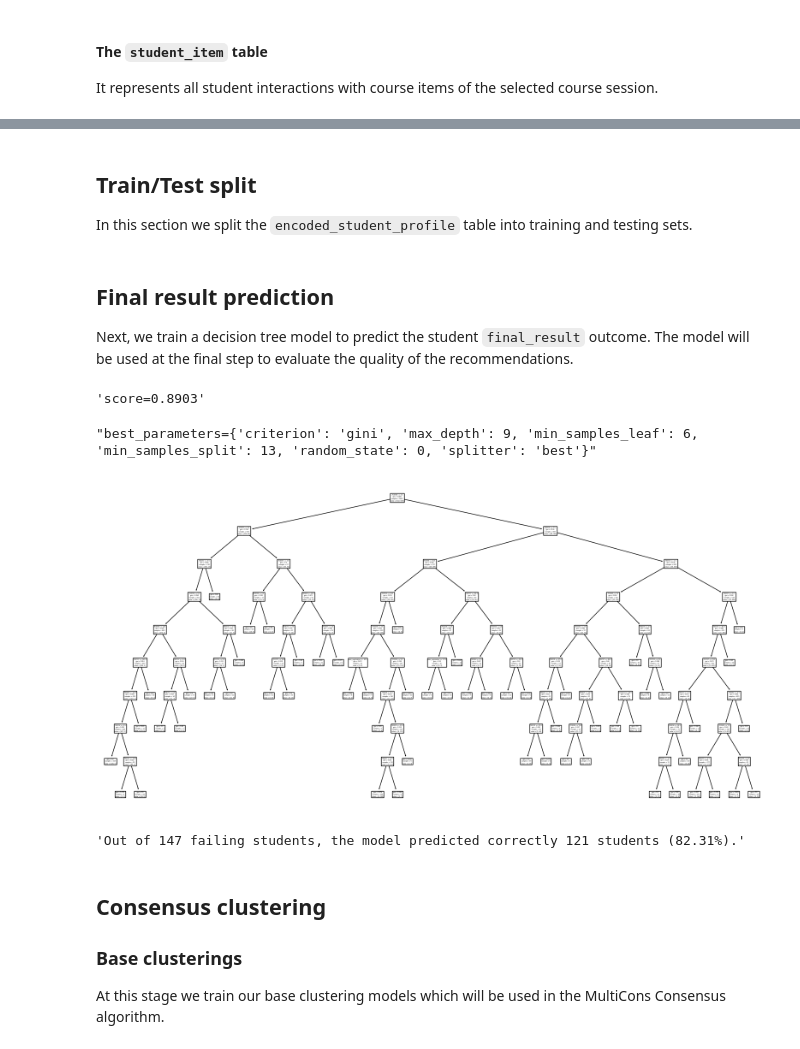
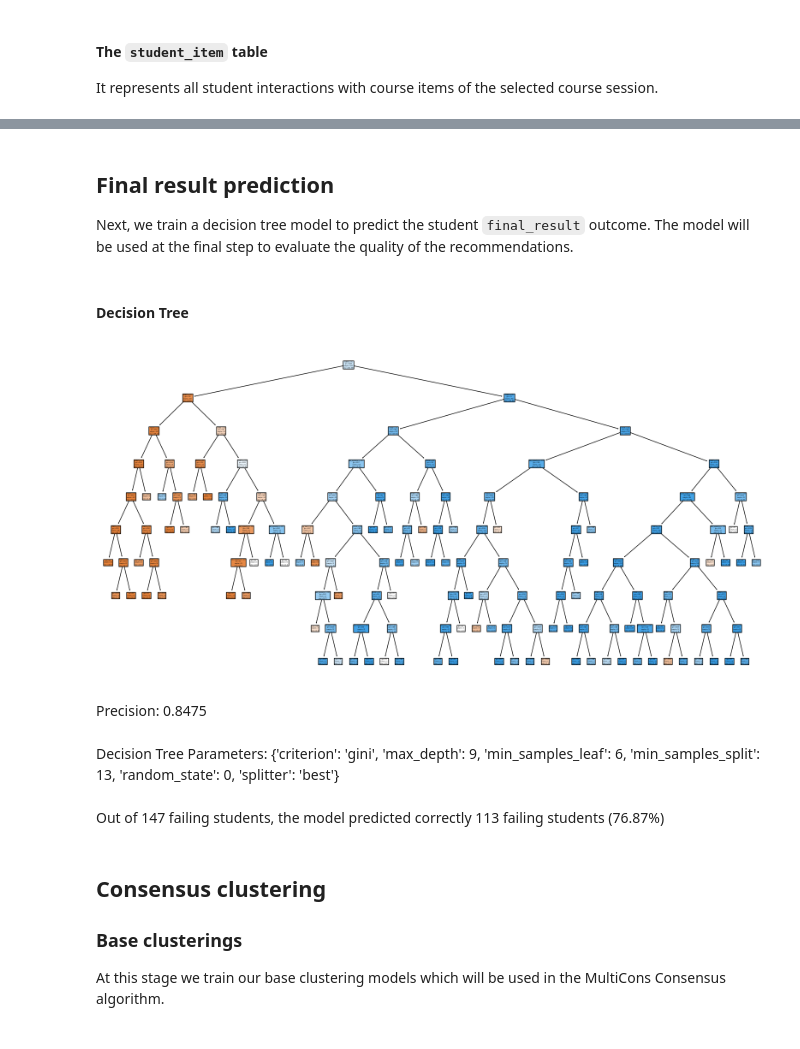
Before and after one commit to SergioSim/OULAD, a Jupyter notebook: _sources/notebooks/optimize_mooc_learner_pathways.ipynb, the cells around one changed output, grey strips where cells are left out. Saved outputs shown, nothing was run; the diff lists cells and outputs as text; code cells hidden in the pictures.

```diff
--- a/_sources/notebooks/optimize_mooc_learner_pathways.ipynb
+++ b/_sources/notebooks/optimize_mooc_learner_pathways.ipynb
@@ -200,18 +197,3 @@ display(encoded_student_profile)
-# %% [markdown]
-## Train/Test split
-
-In this section we split the `encoded_student_profile` table into training and
-testing sets.
-# %%
-RANDOM_STATE = 0
-feature_table = encoded_student_profile.drop(["final_result"], axis=1)
-result_table = encoded_student_profile.loc[:, ["final_result"]]
-x_train, x_test, y_train, y_test = train_test_split(
-    feature_table, result_table, test_size=0.2, random_state=RANDOM_STATE
-)
-
-student_vle_train = student_item.loc[student_item.id_student.isin(y_train.index)]
-student_vle_test = student_item.loc[student_item.id_student.isin(y_test.index)]
 # %% [markdown]
 ## Final result prediction
 
@@ -219,62 +201,52 @@ Next, we train a decision tree model to predict the student `final_result` outco
 The model will be used at the final step to evaluate the quality of the
 recommendations.
 # %%
+%%cache -ns optimize_mooc_learner_pathways gs_classifier
 # Hyperparameter search space
 hyperparameters = {
     "criterion": ["gini"],  # ["gini", "entropy", "log_loss"],
     "splitter": ["best"],  # ["random", "best"],
     "max_depth": [9],  # [None, *list(range(1, 20))],
     "min_samples_split": [13],  # range(2, 20),
     "min_samples_leaf": [6],  # range(1, 20),
     "random_state": [RANDOM_STATE],
 }
 
-skf_cv = StratifiedKFold(n_splits=3, shuffle=True, random_state=RANDOM_STATE)
-
 # Train Decision tree
 gs_classifier = GridSearchCV(
     DecisionTreeClassifier(),
     hyperparameters,
     scoring="precision",
     n_jobs=-1,
     error_score="raise",
-    cv=skf_cv,
-)
-gs_classifier.fit(x_train, y_train)
+    cv=StratifiedKFold(n_splits=3, shuffle=True, random_state=RANDOM_STATE),
+).fit(x_train, y_train)
 
-display(f"score={gs_classifier.score(x_test, y_test):.4f}")
-display(f"best_parameters={gs_classifier.best_params_}")
-
-# Plot the decision tree
-f, ax = plt.subplots(1, 1, figsize=(20, 10))
+display(Markdown("#### Decision Tree"))
+plt.figure(figsize=(20, 10))
 plot_tree(
-    gs_classifier.best_estimator_, feature_names=x_train.columns.values.tolist(), ax=ax
+    gs_classifier.best_estimator_,
+    feature_names=x_train.columns.values.tolist(),
+    filled=True,
 )
 plt.show()
 
-failing_student_ids = y_test.loc[y_test.final_result == 0, :].index
-
-predictions = gs_classifier.best_estimator_.predict(x_test.loc[failing_student_ids, :])
-
-failing_student_predictions = pd.DataFrame(
-    predictions, index=failing_student_ids, columns=["prediction"]
+display(Markdown(f"Precision: {gs_classifier.score(x_test, y_test):.4f}"))
+display(Markdown(f"Decision Tree Parameters: {gs_classifier.best_params_}"))
+predictions = gs_classifier.predict(x_test)
+display(
+    Markdown(
+        f"Out of {(~y_test).sum()} failing students, the model predicted "
+        f"correctly {(~predictions[~y_test]).sum()} failing students "
+        f"({100 * (~predictions[~y_test]).sum() / (~y_test).sum():.2f}%)"
+    )
 )
-
-correct_failing_student_predictions = failing_student_predictions[
-    failing_student_predictions.prediction == 0
-]
-
-display(
-    f"Out of {failing_student_ids.size} failing students, the model predicted "
-    f"correctly {correct_failing_student_predictions.size} students ("
-    f"{100 * correct_failing_student_predictions.size / failing_student_ids.size:.2f}"
-    "%)."
-)
 # %% [output]
-'score=0.8903'
-"best_parameters={'criterion': 'gini', 'max_depth': 9, 'min_samples_leaf': 6, 'min_samples_split': 13, 'random_state': 0, 'splitter': 'best'}"
+#### Decision Tree
-[figure, old version]
+[figure, new version]
-'Out of 147 failing students, the model predicted correctly 121 students (82.31%).'
+Precision: 0.8475
+Decision Tree Parameters: {'criterion': 'gini', 'max_depth': 9, 'min_samples_leaf': 6, 'min_samples_split': 13, 'random_state': 0, 'splitter': 'best'}
+Out of 147 failing students, the model predicted correctly 113 failing students (76.87%)
 # %% [markdown]
 ## Consensus clustering
 
```
Also changed, not shown: parts of 14 cells of this notebook, 34 other files.
